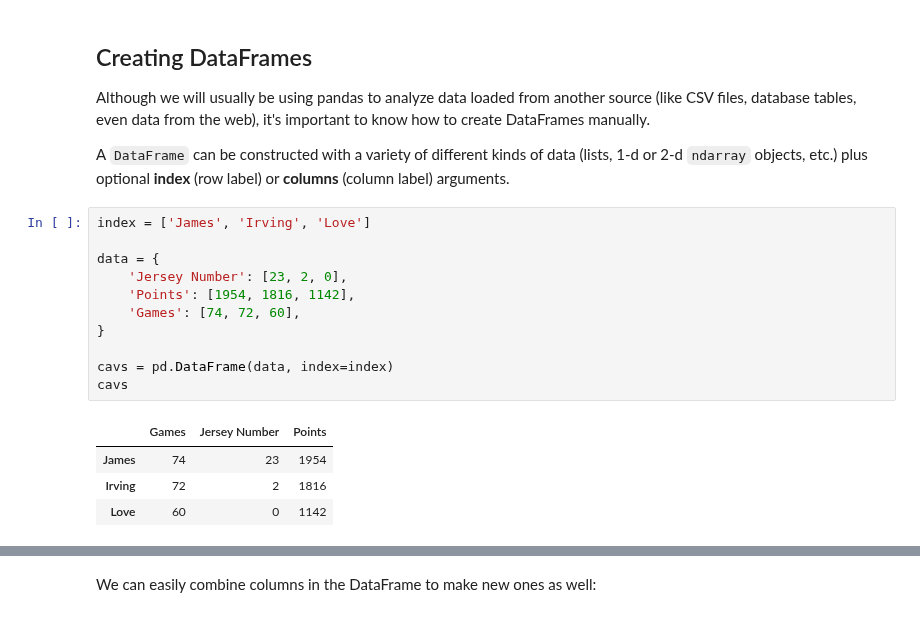
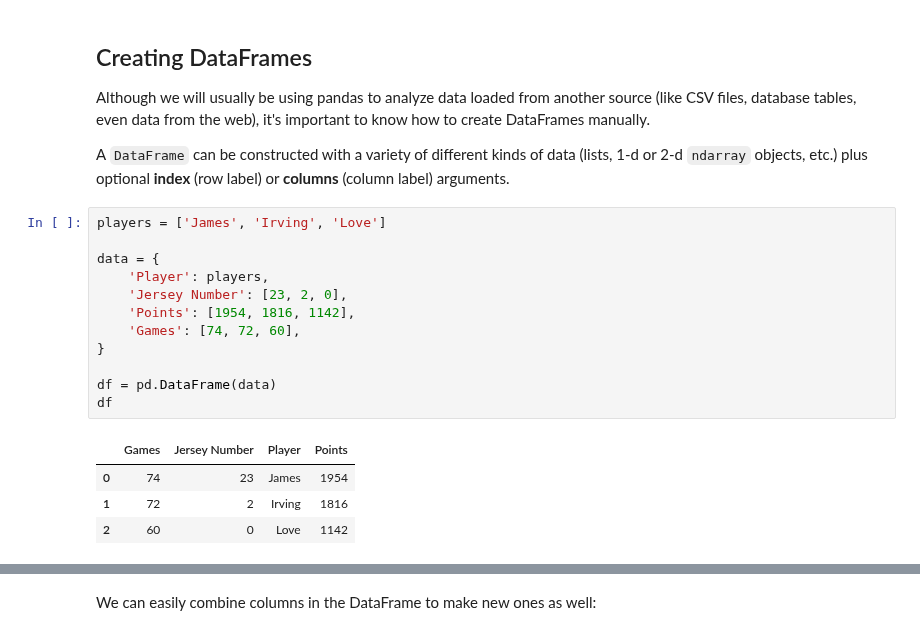
Before and after one commit to nuitrcs/pythonworkshops, a Jupyter notebook: dataanalysis/pandas/Lesson 1 - Basics.ipynb, the cells around one changed output, grey strips where cells are left out. Cells and saved outputs as stored; diff of their text form.

```diff
--- a/dataanalysis/pandas/Lesson 1 - Basics.ipynb
+++ b/dataanalysis/pandas/Lesson 1 - Basics.ipynb
@@ -21,18 +19,19 @@ Although we will usually be using pandas to analyze data loaded from another sou
 
 A `DataFrame` can be constructed with a variety of different kinds of data (lists, 1-d or 2-d `ndarray` objects, etc.) plus  optional **index** (row label) or **columns** (column label) arguments.
 # %%
-index = ['James', 'Irving', 'Love']
+players = ['James', 'Irving', 'Love']
 
 data = {
+    'Player': players,
     'Jersey Number': [23, 2, 0],
     'Points': [1954, 1816, 1142],
     'Games': [74, 72, 60],
 }
 
-cavs = pd.DataFrame(data, index=index)
-cavs
+df = pd.DataFrame(data)
+df
 # %% [output]
-|  | Games | Jersey Number | Points |
-| James | 74 | 23 | 1954 |
-| Irving | 72 | 2 | 1816 |
-| Love | 60 | 0 | 1142 |
+|  | Games | Jersey Number | Player | Points |
+| 0 | 74 | 23 | James | 1954 |
+| 1 | 72 | 2 | Irving | 1816 |
+| 2 | 60 | 0 | Love | 1142 |
```
Also changed, not shown: parts of 38 cells of this notebook, 1 other file.
